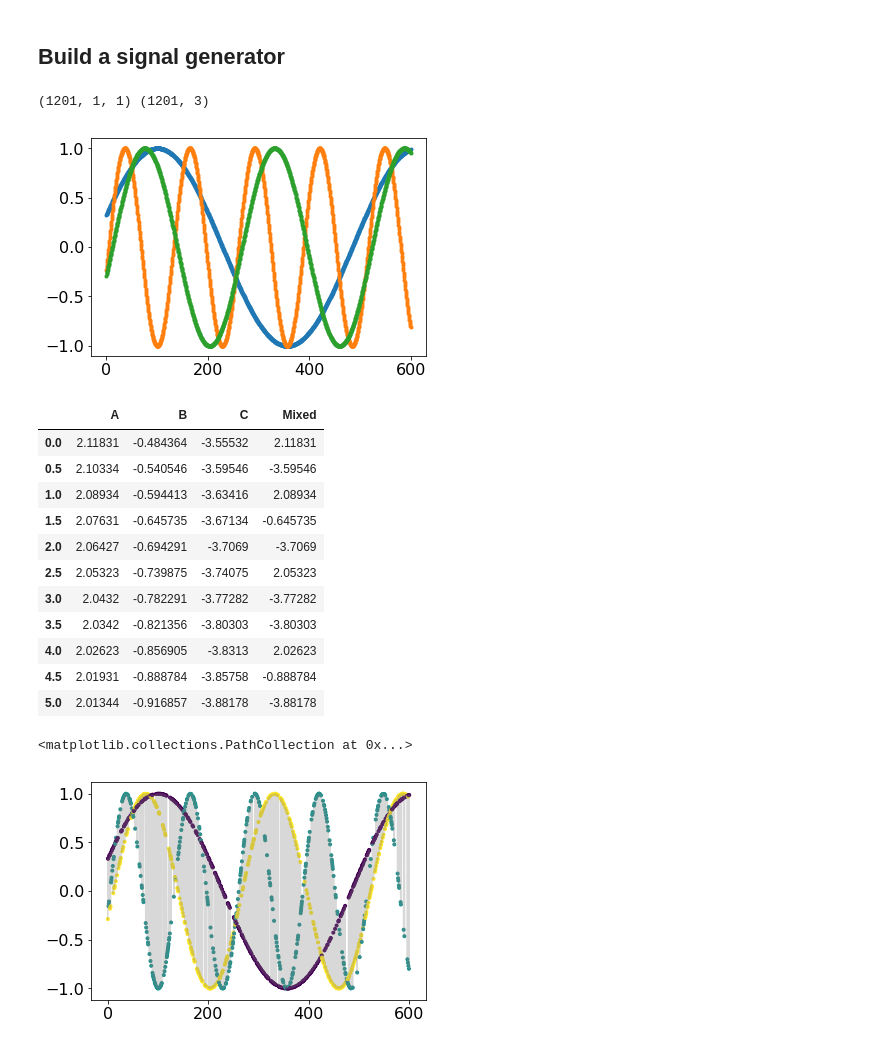
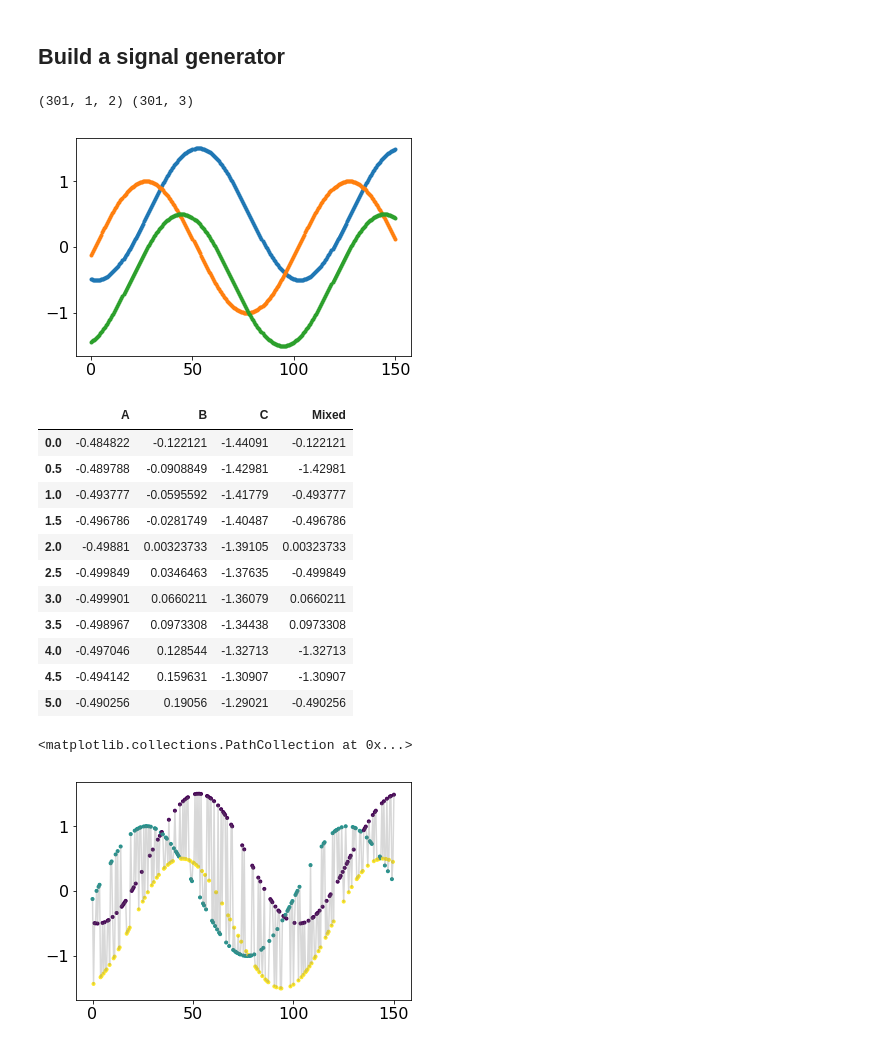
Before and after one commit to WillieMaddox/DiscRimNN, a Jupyter notebook: discrimnn.ipynb, the cells around one changed output. Drawn from its saved outputs; the diff is of its cells as text; code cells hidden in the pictures.

```diff
--- a/discrimnn.ipynb
+++ b/discrimnn.ipynb
@@ -53,26 +56,26 @@ plt.rc('figure', titlesize=BIGGEST_SIZE)  # fontsize of the figure title
 from discrimnn.signal import MixedSignal
 # %%
 # start off with simplest case for proof of concept
-n_timesteps = 1201
+n_timesteps = 301
 
-sig1_coeffs = {'phase_range': (0, 2 * np.pi), 'amplitude': 1.0, 'period': 512.0, 'offset': 0.0}
-sig2_coeffs = {'phase_range': (0, 2 * np.pi), 'amplitude': 1.0, 'period': 128.0, 'offset': 0.0}
-sig3_coeffs = {'phase_range': (0, 2 * np.pi), 'amplitude': 1.0, 'period': 256.0, 'offset': 0.0}
+sig1_coeffs = {'phase': {'delta': np.pi}, 'amplitude': {'mean': 1.0}, 'period': {'mean': 100.0}, 'offset': {'mean': 0.5}}
+sig2_coeffs = {'phase': {'delta': np.pi}, 'amplitude': {'mean': 1.0}, 'period': {'mean': 100.0}, 'offset': {'mean': 0.0}}
+sig3_coeffs = {'phase': {'delta': np.pi}, 'amplitude': {'mean': 1.0}, 'period': {'mean': 100.0}, 'offset': {'mean': -0.5}}
 coeffs_list = [sig1_coeffs, sig2_coeffs, sig3_coeffs]
 
-msig = MixedSignal(0, 600, n_timesteps, coeffs_list)
+msig = MixedSignal(0, 150, n_timesteps, coeffs_list)
 n_signals = len(msig)
 X, y = msig()
 
 print(X.shape, y.shape)
 # print(X)
 # print(y)
 
 for i in range(n_signals):
     plt.plot(msig.timestamps, msig.signals[i], marker='.')
 # %% [output]
-(1201, 1, 1) (1201, 3)
+(301, 1, 2) (301, 3)
-[figure, old version]
+[figure, new version]
 # %%
 def highlight_column_matches(data, column='', color='yellow'):
     '''
@@ -90,23 +93,23 @@ df = pd.DataFrame(np.vstack((msig.signals, msig.mixed_signal)).T, index=msig.tim
 df[:5].style.apply(highlight_column_matches, column='Mixed', color='lightblue', axis=1)
 # %% [output]
 |  | A | B | C | Mixed |
-| 0.0 | 2.11831 | -0.484364 | -3.55532 | 2.11831 |
-| 0.5 | 2.10334 | -0.540546 | -3.59546 | -3.59546 |
-| 1.0 | 2.08934 | -0.594413 | -3.63416 | 2.08934 |
-| 1.5 | 2.07631 | -0.645735 | -3.67134 | -0.645735 |
-| 2.0 | 2.06427 | -0.694291 | -3.7069 | -3.7069 |
-| 2.5 | 2.05323 | -0.739875 | -3.74075 | 2.05323 |
-| 3.0 | 2.0432 | -0.782291 | -3.77282 | -3.77282 |
-| 3.5 | 2.0342 | -0.821356 | -3.80303 | -3.80303 |
-| 4.0 | 2.02623 | -0.856905 | -3.8313 | 2.02623 |
-| 4.5 | 2.01931 | -0.888784 | -3.85758 | -0.888784 |
-| 5.0 | 2.01344 | -0.916857 | -3.88178 | -3.88178 |
+| 0.0 | -0.484822 | -0.122121 | -1.44091 | -0.122121 |
+| 0.5 | -0.489788 | -0.0908849 | -1.42981 | -1.42981 |
+| 1.0 | -0.493777 | -0.0595592 | -1.41779 | -0.493777 |
+| 1.5 | -0.496786 | -0.0281749 | -1.40487 | -0.496786 |
+| 2.0 | -0.49881 | 0.00323733 | -1.39105 | 0.00323733 |
+| 2.5 | -0.499849 | 0.0346463 | -1.37635 | -0.499849 |
+| 3.0 | -0.499901 | 0.0660211 | -1.36079 | 0.0660211 |
+| 3.5 | -0.498967 | 0.0973308 | -1.34438 | 0.0973308 |
+| 4.0 | -0.497046 | 0.128544 | -1.32713 | -1.32713 |
+| 4.5 | -0.494142 | 0.159631 | -1.30907 | -1.30907 |
+| 5.0 | -0.490256 | 0.19056 | -1.29021 | -0.490256 |
 # %%
 plt.plot(msig.timestamps, msig.mixed_signal, color='grey', alpha=0.3)
 plt.scatter(msig.timestamps, msig.mixed_signal, marker='.', c=msig.labels)
 # %% [output]
 <matplotlib.collections.PathCollection at 0x...>
-[figure, old version]
+[figure, new version]
 # %%
 # define model
 model = Sequential()
```
Also changed, not shown: parts of 3 cells of this notebook, 1 other file.
